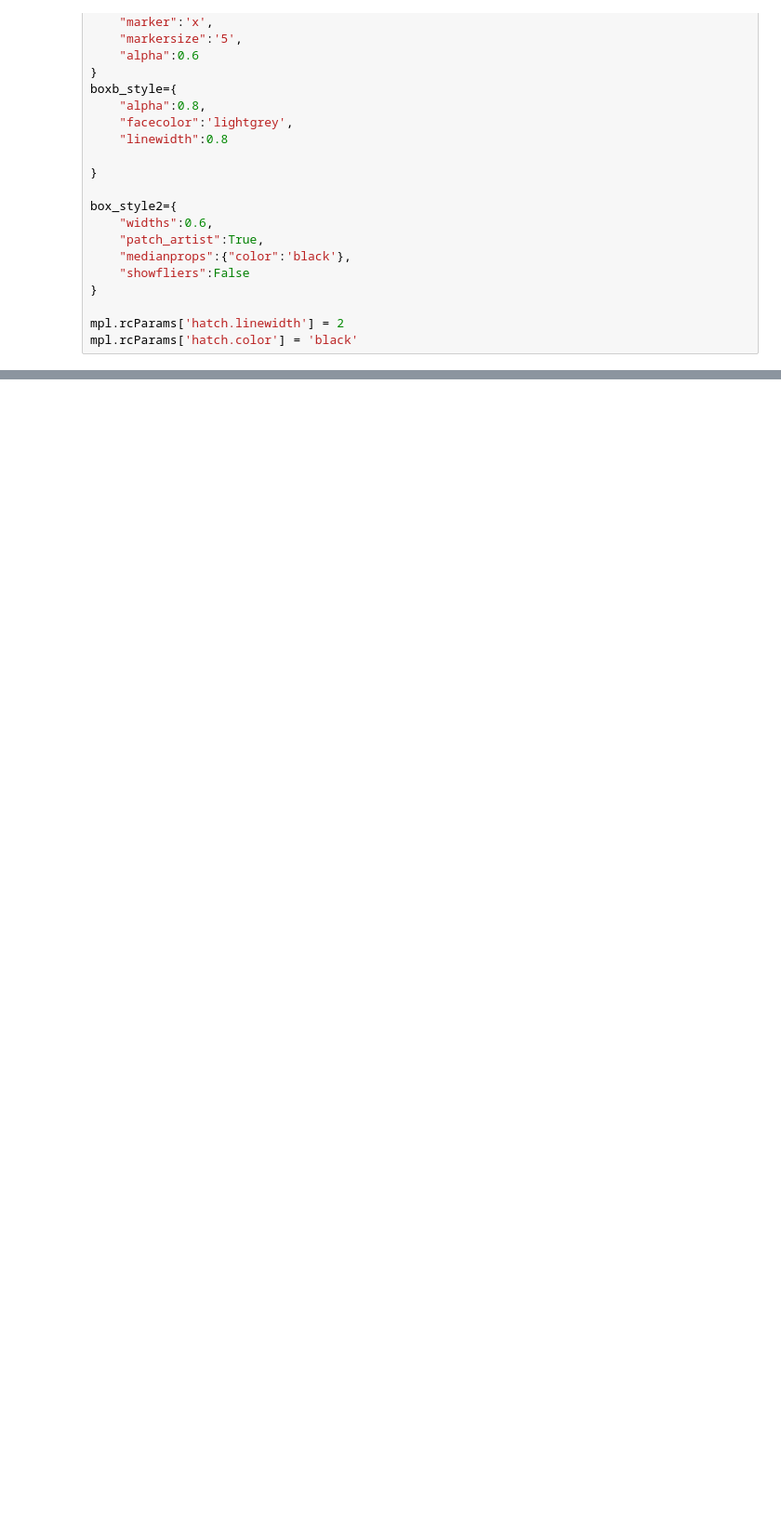
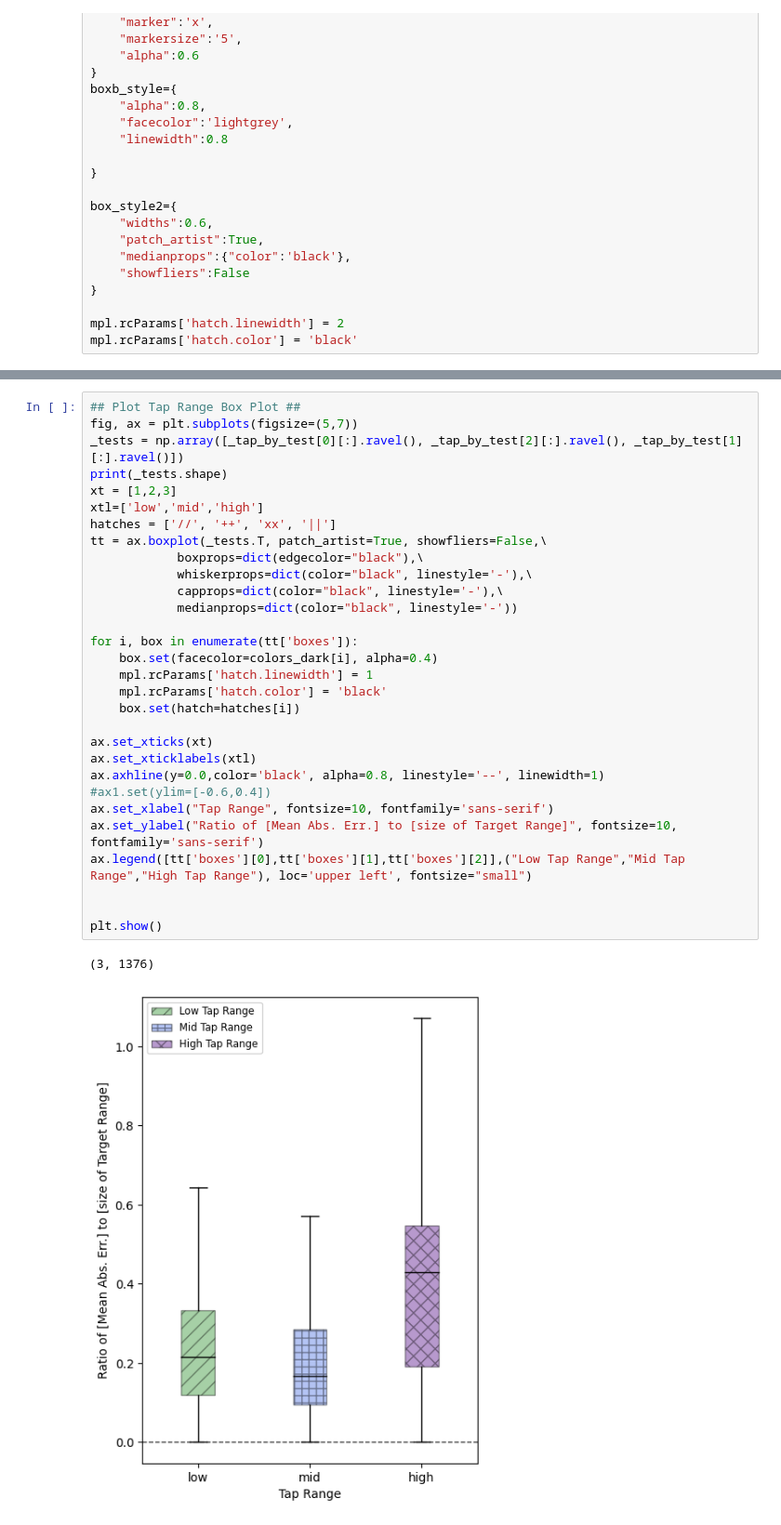
Before and after one commit to peter-clark/investigating-human-tapping-behavior-polyphonic-rhythms, a Jupyter notebook: 5-Tapping_Force-Consistency_and_Precision.ipynb, the cells around one changed output, grey strips where cells are left out. Shown at 93% size. Saved outputs shown, nothing was run; the diff lists cells and outputs as text; blank space fills up the shorter version.

```diff
--- a/5-Tapping_Force-Consistency_and_Precision.ipynb
+++ b/5-Tapping_Force-Consistency_and_Precision.ipynb
@@ -306,0 +343,33 @@ plt.show()
+# %%
+## Plot Tap Range Box Plot ##
+fig, ax = plt.subplots(figsize=(5,7))
+_tests = np.array([_tap_by_test[0][:].ravel(), _tap_by_test[2][:].ravel(), _tap_by_test[1][:].ravel()])
+print(_tests.shape)
+xt = [1,2,3]
+xtl=['low','mid','high']
+hatches = ['//', '++', 'xx', '||']
+tt = ax.boxplot(_tests.T, patch_artist=True, showfliers=False,\
+            boxprops=dict(edgecolor="black"),\
+            whiskerprops=dict(color="black", linestyle='-'),\
+            capprops=dict(color="black", linestyle='-'),\
+            medianprops=dict(color="black", linestyle='-'))
+
+for i, box in enumerate(tt['boxes']):
+    box.set(facecolor=colors_dark[i], alpha=0.4)
+    mpl.rcParams['hatch.linewidth'] = 1
+    mpl.rcParams['hatch.color'] = 'black'
+    box.set(hatch=hatches[i])
+
+ax.set_xticks(xt)
+ax.set_xticklabels(xtl)
+ax.axhline(y=0.0,color='black', alpha=0.8, linestyle='--', linewidth=1)
+#ax1.set(ylim=[-0.6,0.4])
+ax.set_xlabel("Tap Range", fontsize=10, fontfamily='sans-serif')
+ax.set_ylabel("Ratio of [Mean Abs. Err.] to [size of Target Range]", fontsize=10, fontfamily='sans-serif')
+ax.legend([tt['boxes'][0],tt['boxes'][1],tt['boxes'][2]],("Low Tap Range","Mid Tap Range","High Tap Range"), loc='upper left', fontsize="small")
+
+
+plt.show()
+# %% [output]
+(3, 1376)
+[figure, added]
```
Also changed, not shown: parts of 11 cells of this notebook.
